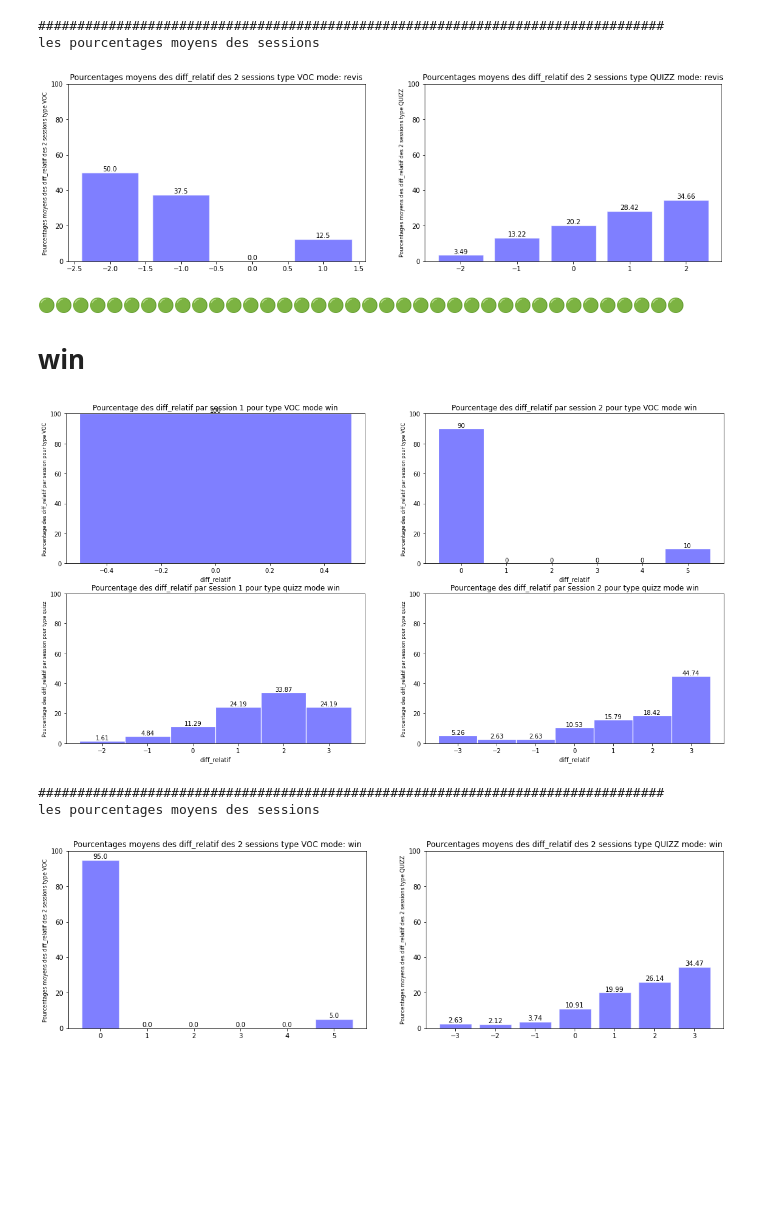
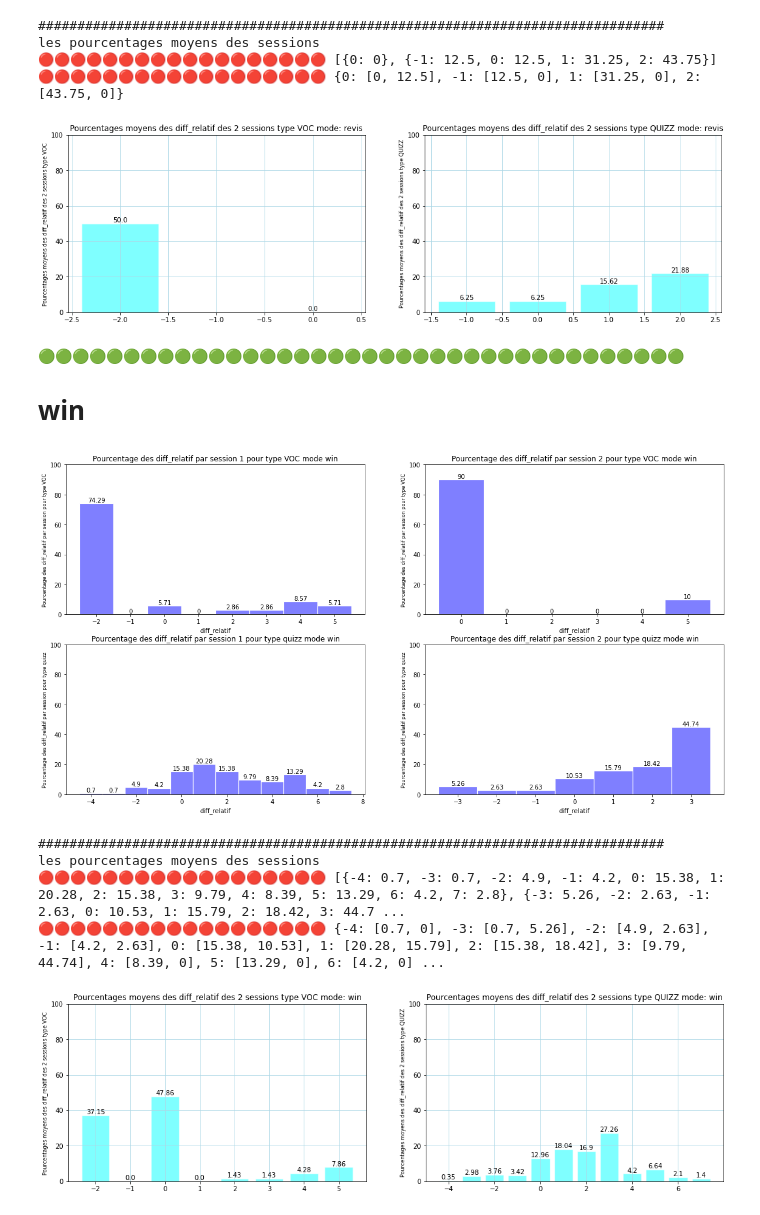
Before and after one commit to OussamaELhansali/Summary_CoachWiloki, a Jupyter notebook: Bilan_version_finale.ipynb, the cells around one changed output. Saved outputs shown, nothing was run; the diff lists cells and outputs as text; code cells hidden in the pictures; blank space fills up the shorter version.

```diff
--- a/Bilan_version_finale.ipynb
+++ b/Bilan_version_finale.ipynb
@@ -68,14 +70,16 @@ Matière
 # %%
 from stats_moyenne import histogramme_moyen_modeType
 from coach_stat1 import tableau_données
-file_names= ['S1_nonParam.json','S3_nonParam.json']
-for mode in ["cool","revis","win"]:
+noms_fichiers = os.listdir(chemin_repertoire)
+file_names= [fichier for fichier in noms_fichiers if fichier.endswith('nonParam.json')]
+file_names.sort()
+for mode in ["win","revis","cool"]:
     display(HTML('🟢🟢🟢🟢🟢🟢🟢🟢🟢🟢🟢🟢🟢🟢🟢🟢🟢🟢🟢🟢🟢🟢🟢🟢🟢🟢🟢🟢🟢🟢🟢🟢🟢🟢🟢🟢🟢🟢<h1>'+ mode + ' </h1>'))
     tab_events = []
     for file in file_names:
         tableau=tableau_données(file)[0]
         tab_events.append(tableau[tableau["mod"]==mode])
-    histogramme_moyen_modeType(tab_events)
+    histogramme_moyen_modeType(tab_events,mode=mode)
 # %% [output]
 🟢🟢🟢🟢🟢🟢🟢🟢🟢🟢🟢🟢🟢🟢🟢🟢🟢🟢🟢🟢🟢🟢🟢🟢🟢🟢🟢🟢🟢🟢🟢🟢🟢🟢🟢🟢🟢🟢
 cool
@@ -89,11 +95,15 @@ revis
 ################################################################################
 les pourcentages moyens des sessions
+🔴🔴🔴🔴🔴🔴🔴🔴🔴🔴🔴🔴🔴🔴🔴🔴🔴🔴 [{0: 0}, {-1: 12.5, 0: 12.5, 1: 31.25, 2: 43.75}]
+🔴🔴🔴🔴🔴🔴🔴🔴🔴🔴🔴🔴🔴🔴🔴🔴🔴🔴 {0: [0, 12.5], -1: [12.5, 0], 1: [31.25, 0], 2: [43.75, 0]}
-[figure, old version]
+[figure, new version]
 🟢🟢🟢🟢🟢🟢🟢🟢🟢🟢🟢🟢🟢🟢🟢🟢🟢🟢🟢🟢🟢🟢🟢🟢🟢🟢🟢🟢🟢🟢🟢🟢🟢🟢🟢🟢🟢🟢
 win
-[figure, old version]
+[figure, new version]
 ################################################################################
 les pourcentages moyens des sessions
+🔴🔴🔴🔴🔴🔴🔴🔴🔴🔴🔴🔴🔴🔴🔴🔴🔴🔴 [{-4: 0.7, -3: 0.7, -2: 4.9, -1: 4.2, 0: 15.38, 1: 20.28, 2: 15.38, 3: 9.79, 4: 8.39, 5: 13.29, 6: 4.2, 7: 2.8}, {-3: 5.26, -2: 2.63, -1: 2.63, 0: 10.53, 1: 15.79, 2: 18.42, 3: 44.7 ...
+🔴🔴🔴🔴🔴🔴🔴🔴🔴🔴🔴🔴🔴🔴🔴🔴🔴🔴 {-4: [0.7, 0], -3: [0.7, 5.26], -2: [4.9, 2.63], -1: [4.2, 2.63], 0: [15.38, 10.53], 1: [20.28, 15.79], 2: [15.38, 18.42], 3: [9.79, 44.74], 4: [8.39, 0], 5: [13.29, 0], 6: [4.2, 0] ...
-[figure, old version]
+[figure, new version]
 # %%
 !jupyter nbconvert --to html /content/Bilan_version_finale.ipynb
```
Also changed, not shown: parts of 2 cells of this notebook.
